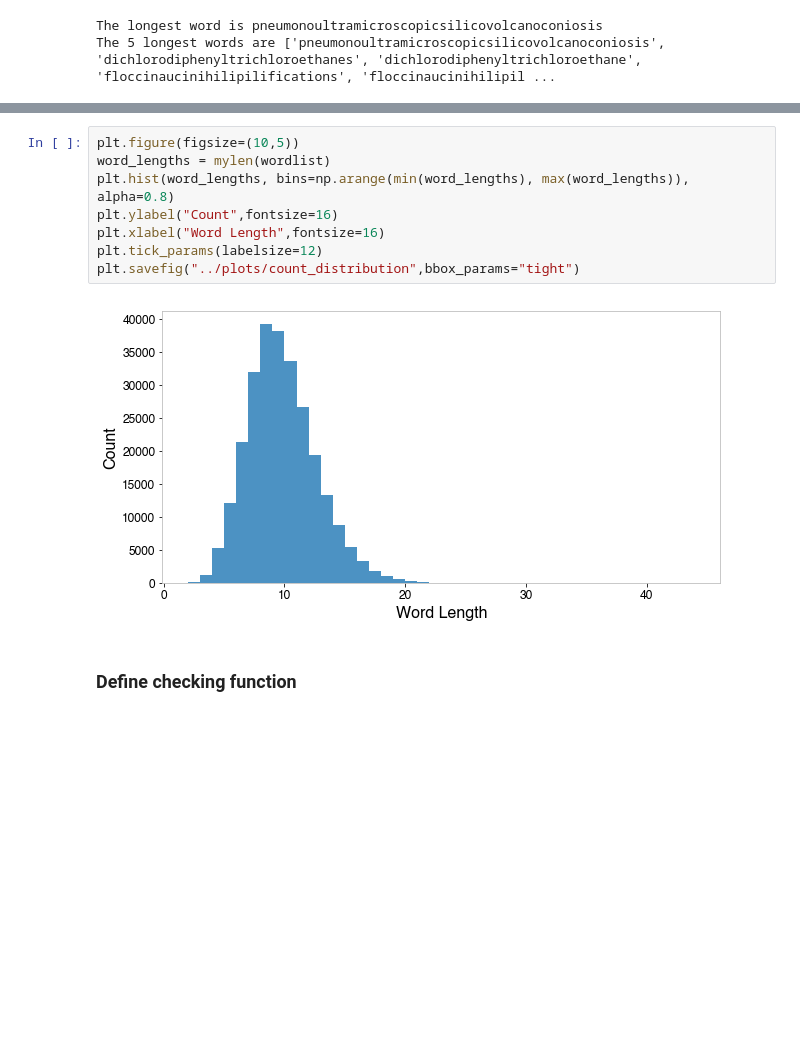
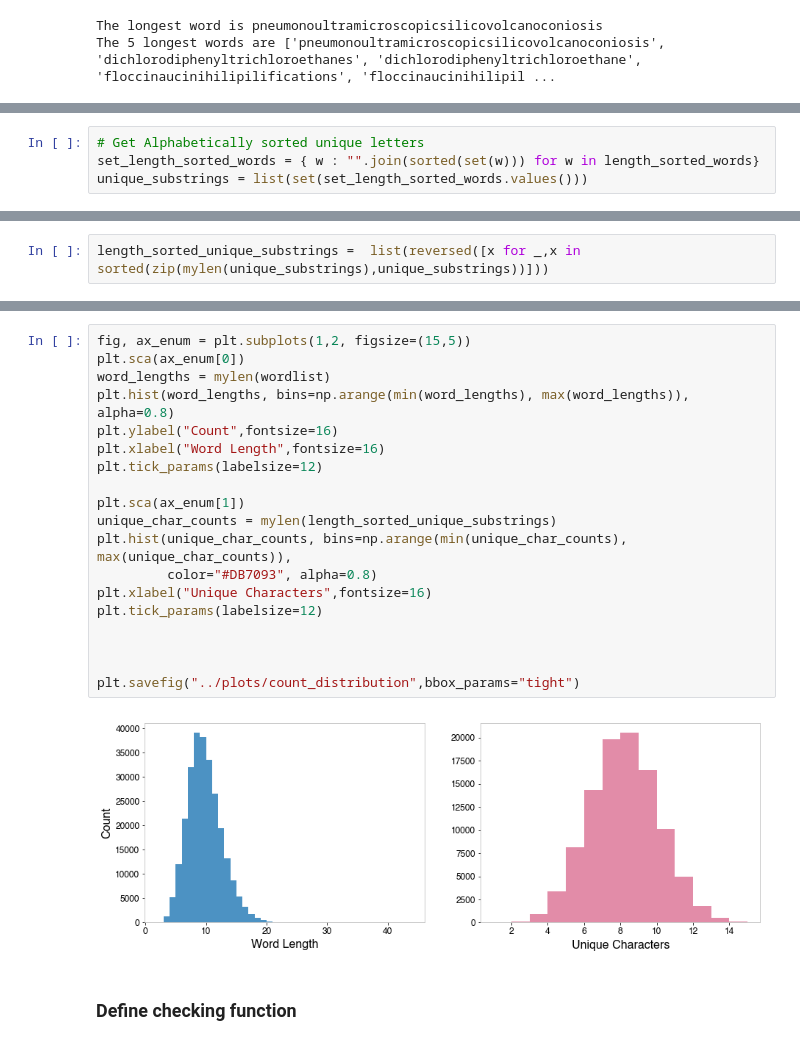
Before and after one commit to tjburch/puzzles, a Jupyter notebook: riddler538_2020_May22/python/puzzle-solution.ipynb, the cells around one changed output, grey strips where cells are left out. Drawn from its saved outputs; the diff is of its cells as text; blank space fills up the shorter version.

Commit message:
Add scatter

```diff
--- a/riddler538_2020_May22/python/puzzle-solution.ipynb
+++ b/riddler538_2020_May22/python/puzzle-solution.ipynb
@@ -47,0 +52,4 @@ The 5 longest words are ['pneumonoultramicroscopicsilicovolcanoconiosis', 'dichl
+# %%
+# Get Alphabetically sorted unique letters
+set_length_sorted_words = { w : "".join(sorted(set(w))) for w in length_sorted_words}
+unique_substrings = list(set(set_length_sorted_words.values()))
@@ -47,0 +60,2 @@ The 5 longest words are ['pneumonoultramicroscopicsilicovolcanoconiosis', 'dichl
+# %%
+length_sorted_unique_substrings =  list(reversed([x for _,x in sorted(zip(mylen(unique_substrings),unique_substrings))]))
@@ -48,13 +74,24 @@ The 5 longest words are ['pneumonoultramicroscopicsilicovolcanoconiosis', 'dichl
 # %%
-plt.figure(figsize=(10,5))
+fig, ax_enum = plt.subplots(1,2, figsize=(15,5))
+plt.sca(ax_enum[0])
 word_lengths = mylen(wordlist)
 plt.hist(word_lengths, bins=np.arange(min(word_lengths), max(word_lengths)), alpha=0.8)
 plt.ylabel("Count",fontsize=16)
 plt.xlabel("Word Length",fontsize=16)
 plt.tick_params(labelsize=12)
+
+plt.sca(ax_enum[1])
+unique_char_counts = mylen(length_sorted_unique_substrings)
+plt.hist(unique_char_counts, bins=np.arange(min(unique_char_counts), max(unique_char_counts)),
+         color="#DB7093", alpha=0.8)
+plt.xlabel("Unique Characters",fontsize=16)
+plt.tick_params(labelsize=12)
+
+
+
 plt.savefig("../plots/count_distribution",bbox_params="tight")
 # %% [output]
-[figure, old version]
+[figure, new version]
 # %% [markdown]
 ### Define checking function
 # %%
```
Also changed, not shown: parts of 10 cells of this notebook.
